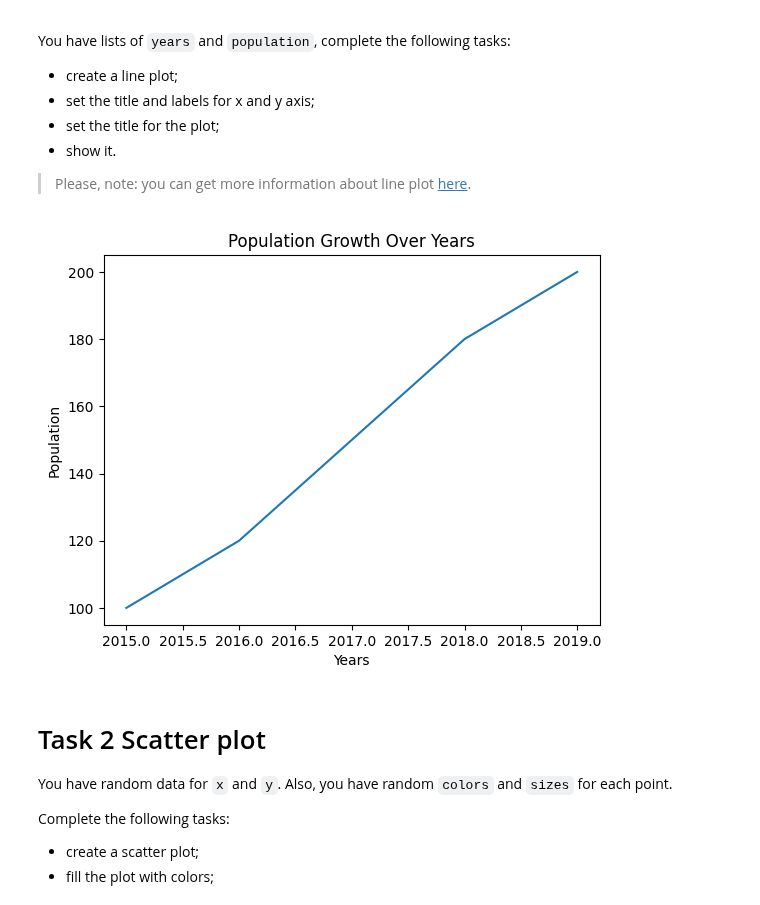
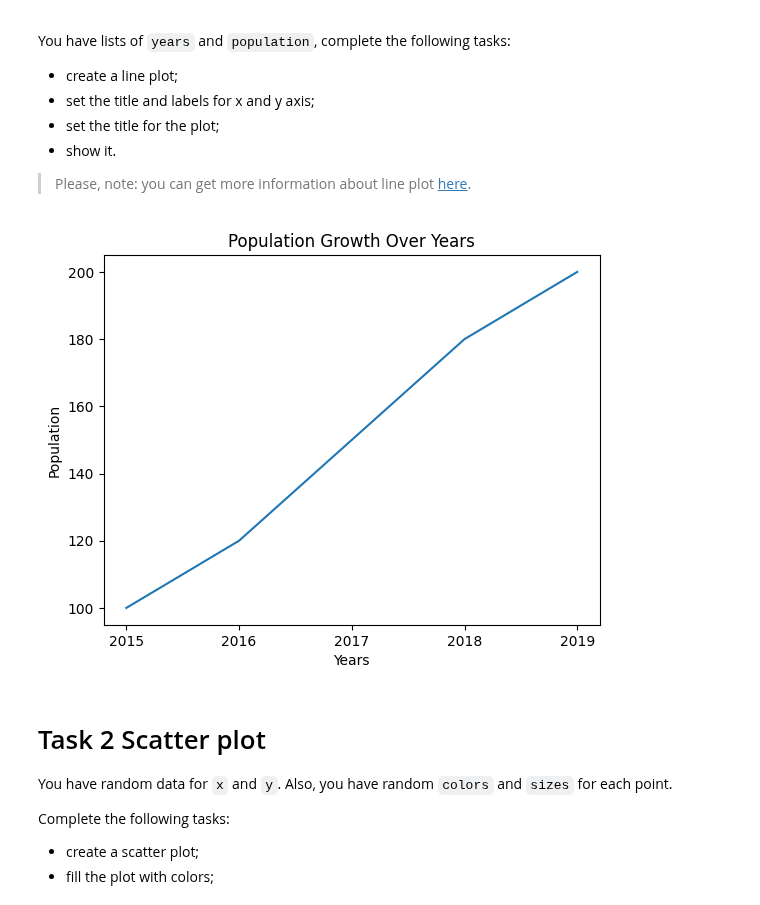
Before and after one commit to mate-academy/py-matplotlib, a Jupyter notebook: app/matplotlib.ipynb, the cells around one changed output. Drawn from its saved outputs; the diff is of its cells as text; code cells hidden in the pictures.

```diff
--- a/app/matplotlib.ipynb
+++ b/app/matplotlib.ipynb
@@ -19,17 +19,19 @@ You have lists of `years` and `population`, complete the following tasks:
 # %%
 years = [2015, 2016, 2017, 2018, 2019]
 population = [100, 120, 150, 180, 200]
 
 plt.plot(years, population)
 
 plt.xlabel("Years")
 plt.ylabel("Population")
 
 plt.title("Population Growth Over Years")
 
+plt.xticks([round(year) for year in years])
+
 plt.show()
 # %% [output]
-[figure, old version]
+[figure, new version]
 # %% [markdown]
 # Task 2 Scatter plot
 
```
